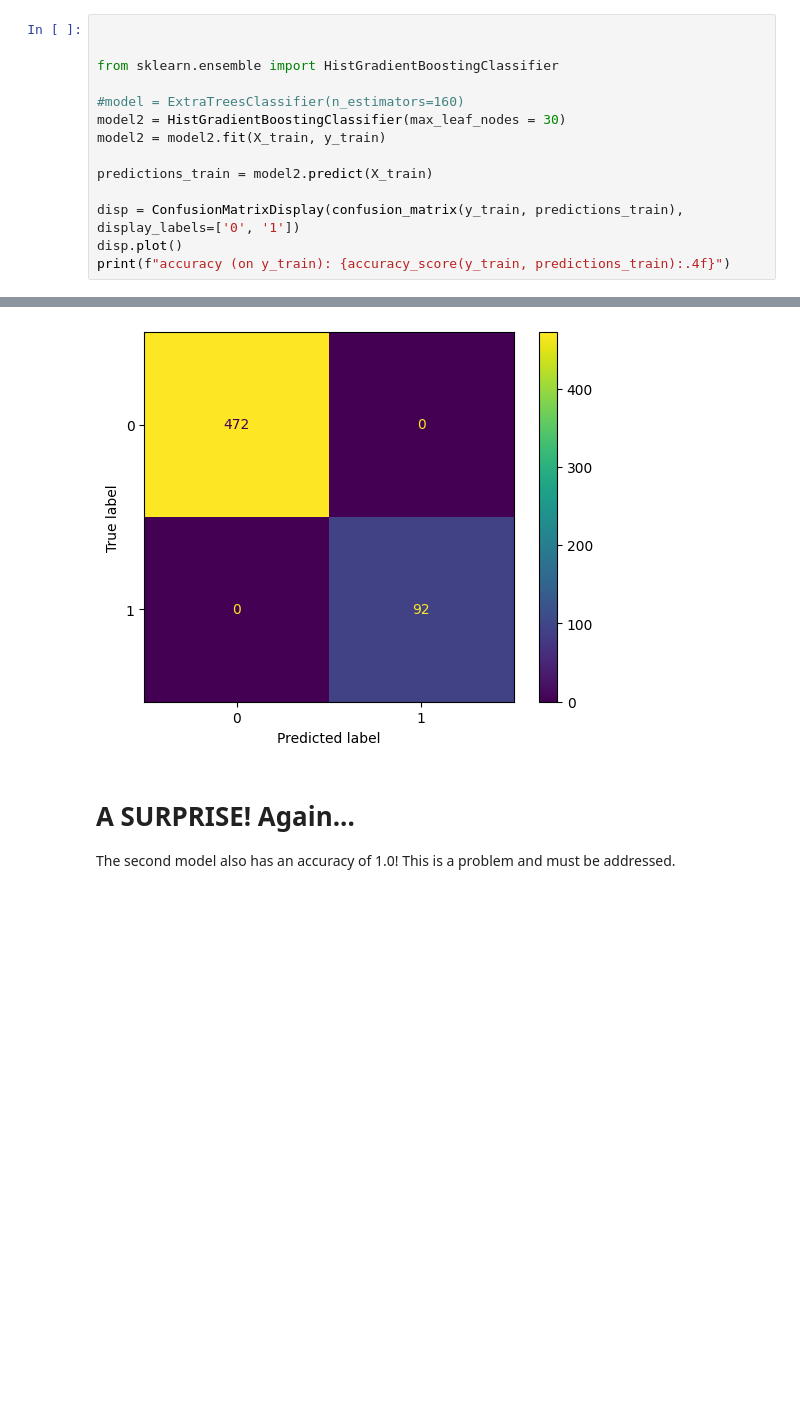
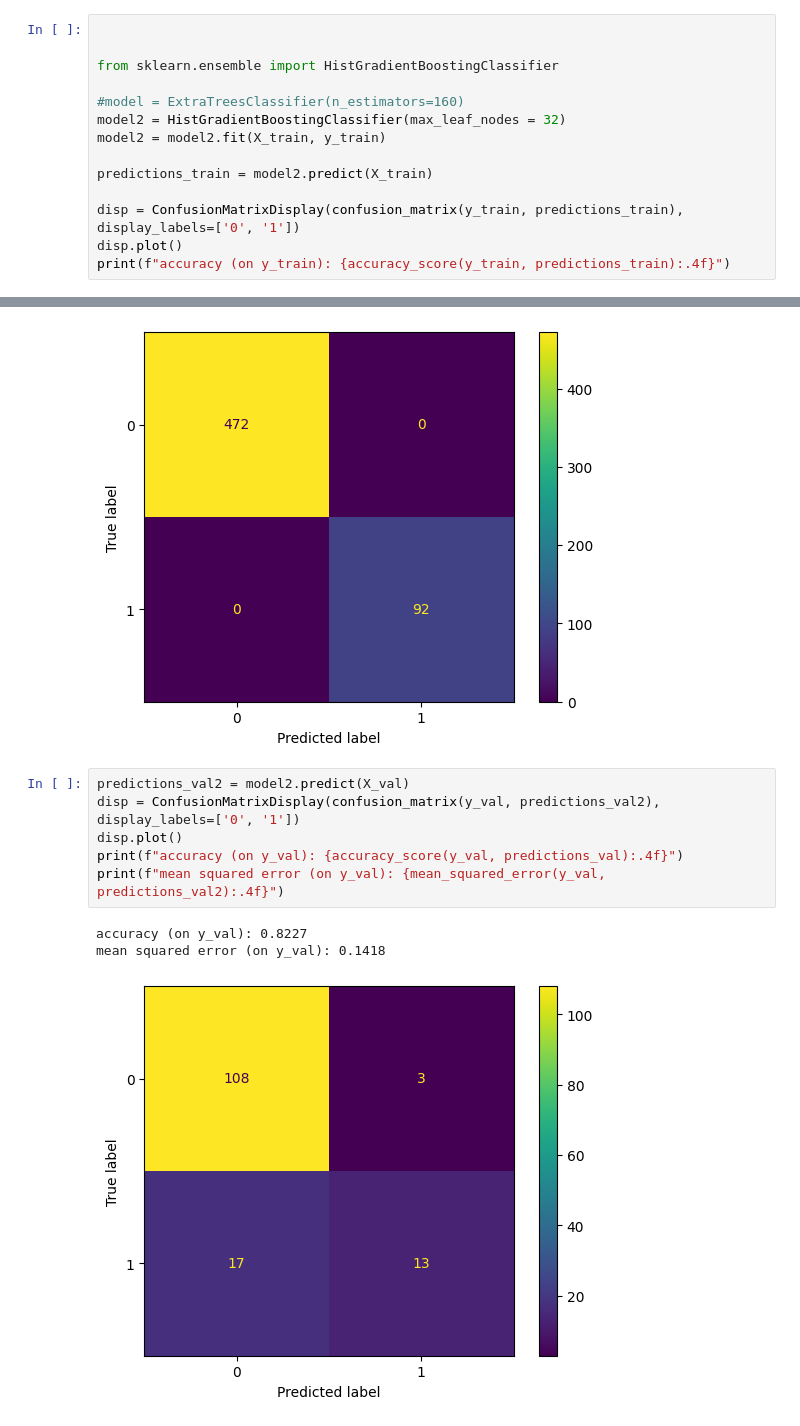
Before and after one commit to rjbeer/CS39AA-Project, a Jupyter notebook: ProjectPart2.ipynb, the cells around one changed output, grey strips where cells are left out. Saved outputs shown, nothing was run; the diff lists cells and outputs as text; blank space fills up the shorter version.

```diff
--- a/ProjectPart2.ipynb
+++ b/ProjectPart2.ipynb
@@ -166,7 +193,7 @@ The model as a baseline has an accuracy of 1.0! Possible explenations are that t
 from sklearn.ensemble import HistGradientBoostingClassifier
 
 #model = ExtraTreesClassifier(n_estimators=160)
-model2 = HistGradientBoostingClassifier(max_leaf_nodes = 30)
+model2 = HistGradientBoostingClassifier(max_leaf_nodes = 32)
 model2 = model2.fit(X_train, y_train)
 
 predictions_train = model2.predict(X_train)
@@ -177,7 +204,13 @@ print(f"accuracy (on y_train): {accuracy_score(y_train, predictions_train):.4f}"
 # %% [output]
 accuracy (on y_train): 1.0000
 [figure]
-# %% [markdown]
-# A SURPRISE! Again...
-
-The second model also has an accuracy of 1.0! This is a problem and must be addressed.
+# %%
+predictions_val2 = model2.predict(X_val)
+disp = ConfusionMatrixDisplay(confusion_matrix(y_val, predictions_val2), display_labels=['0', '1'])
+disp.plot()
+print(f"accuracy (on y_val): {accuracy_score(y_val, predictions_val):.4f}")
+print(f"mean squared error (on y_val): {mean_squared_error(y_val, predictions_val2):.4f}")
+# %% [output]
+accuracy (on y_val): 0.8227
+mean squared error (on y_val): 0.1418
+[figure, added]
```
Also changed, not shown: parts of 9 cells of this notebook.
